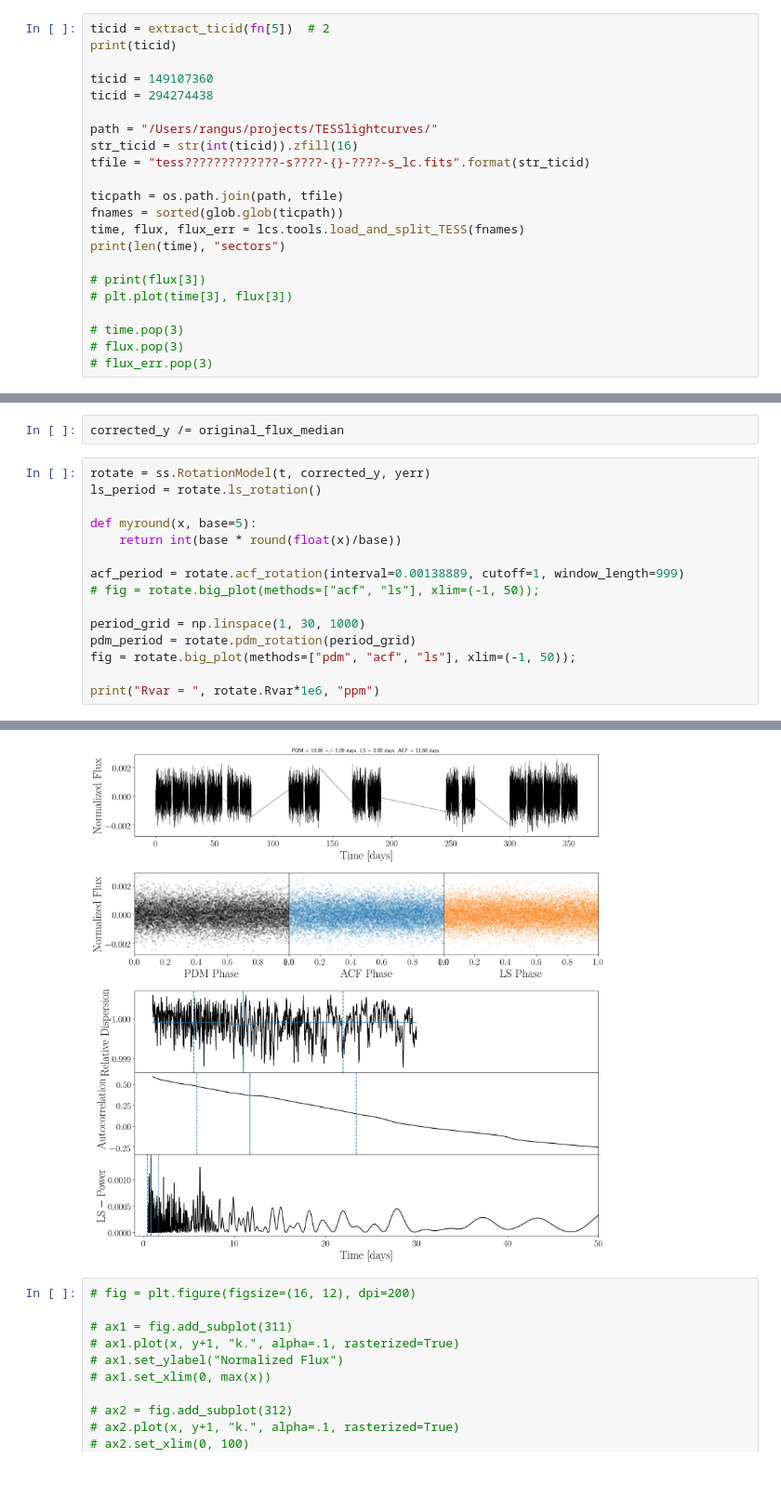
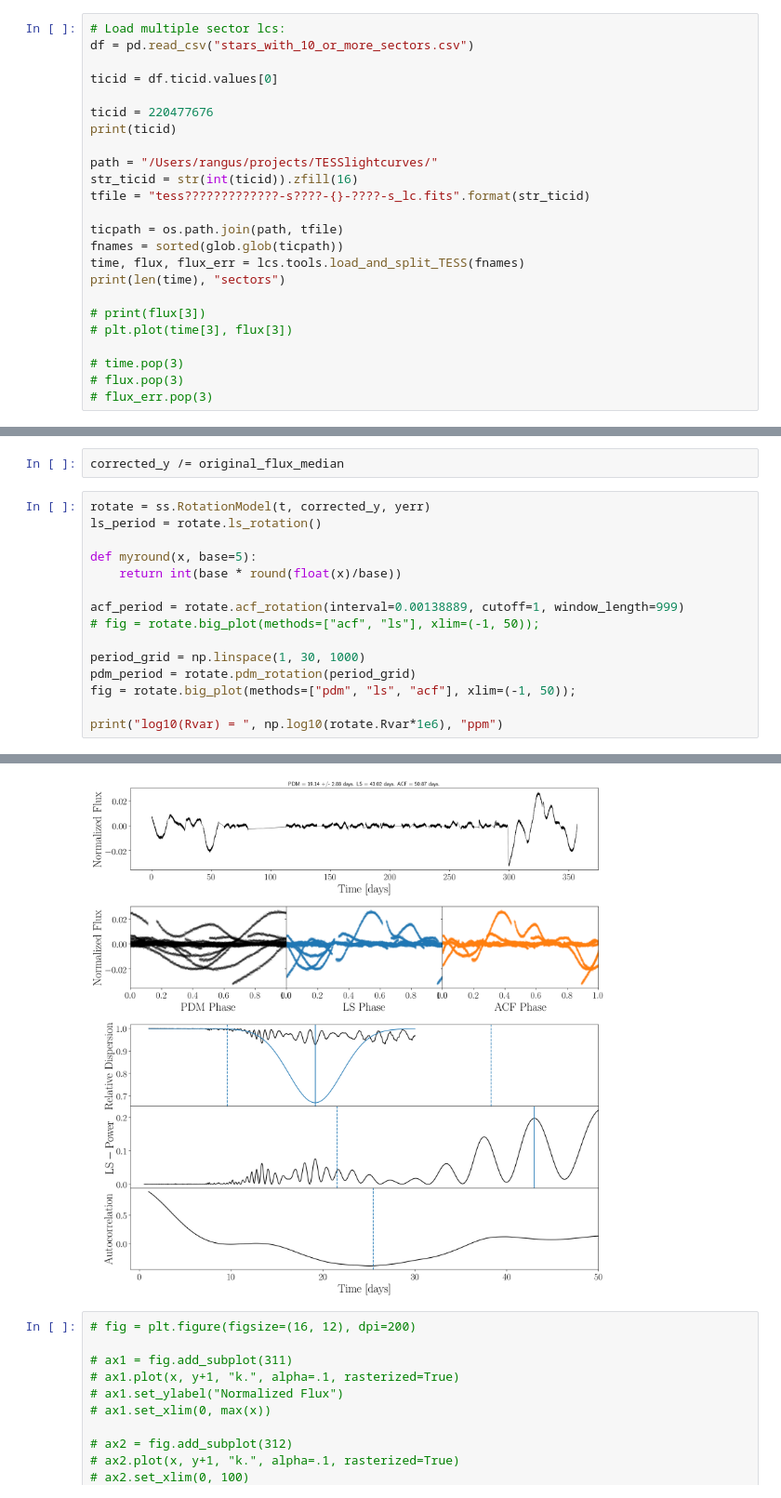
Before and after one commit to RuthAngus/TESS-rotation, a Jupyter notebook: code/Measuring_rotation_periods_for_CVZ_stars.ipynb, the cells around one changed output, grey strips where cells are left out. Shown at 93% size. Drawn from its saved outputs; the diff is of its cells as text.

```diff
--- a/code/Measuring_rotation_periods_for_CVZ_stars.ipynb
+++ b/code/Measuring_rotation_periods_for_CVZ_stars.ipynb
@@ -22,11 +23,13 @@ import re
 def extract_ticid(fn):
     return int(re.findall(r'\d+', fn)[2])
 # %%
-ticid = extract_ticid(fn[5])  # 2
+# Load multiple sector lcs:
+df = pd.read_csv("stars_with_10_or_more_sectors.csv")
+
+ticid = df.ticid.values[0]
+
+ticid = 220477676
 print(ticid)
-
-ticid = 149107360
-ticid = 294274438
 
 path = "/Users/rangus/projects/TESSlightcurves/"
 str_ticid = str(int(ticid)).zfill(16)
@@ -168,7 +178,7 @@ acf_period = rotate.acf_rotation(interval=0.00138889, cutoff=1, window_length=99
 
 period_grid = np.linspace(1, 30, 1000)
 pdm_period = rotate.pdm_rotation(period_grid)
-fig = rotate.big_plot(methods=["pdm", "acf", "ls"], xlim=(-1, 50));
+fig = rotate.big_plot(methods=["pdm", "ls", "acf"], xlim=(-1, 50));
 
-print("Rvar = ", rotate.Rvar*1e6, "ppm")
+print("log10(Rvar) = ", np.log10(rotate.Rvar*1e6), "ppm")
 # %% [output]
@@ -176,4 +187,4 @@ Rvar =  2440.368016373513 ppm
-[figure, old version]
+[figure, new version]
 # %%
 # fig = plt.figure(figsize=(16, 12), dpi=200)
 
```
Also changed, not shown: parts of 7 cells of this notebook, 2 other files.
